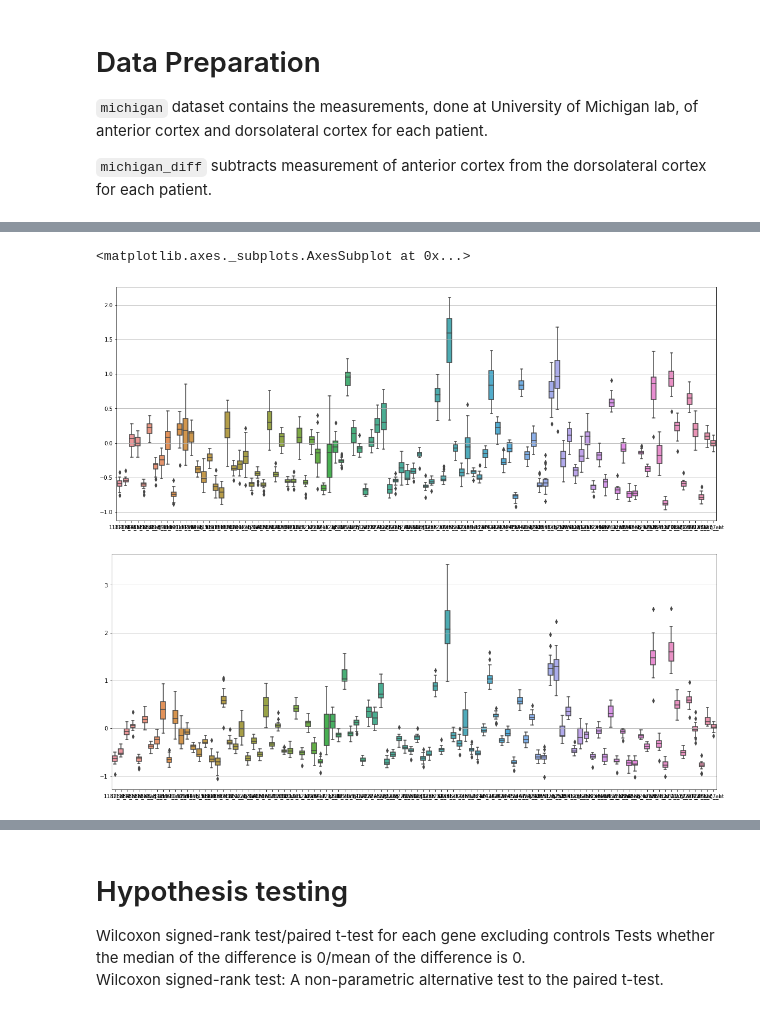
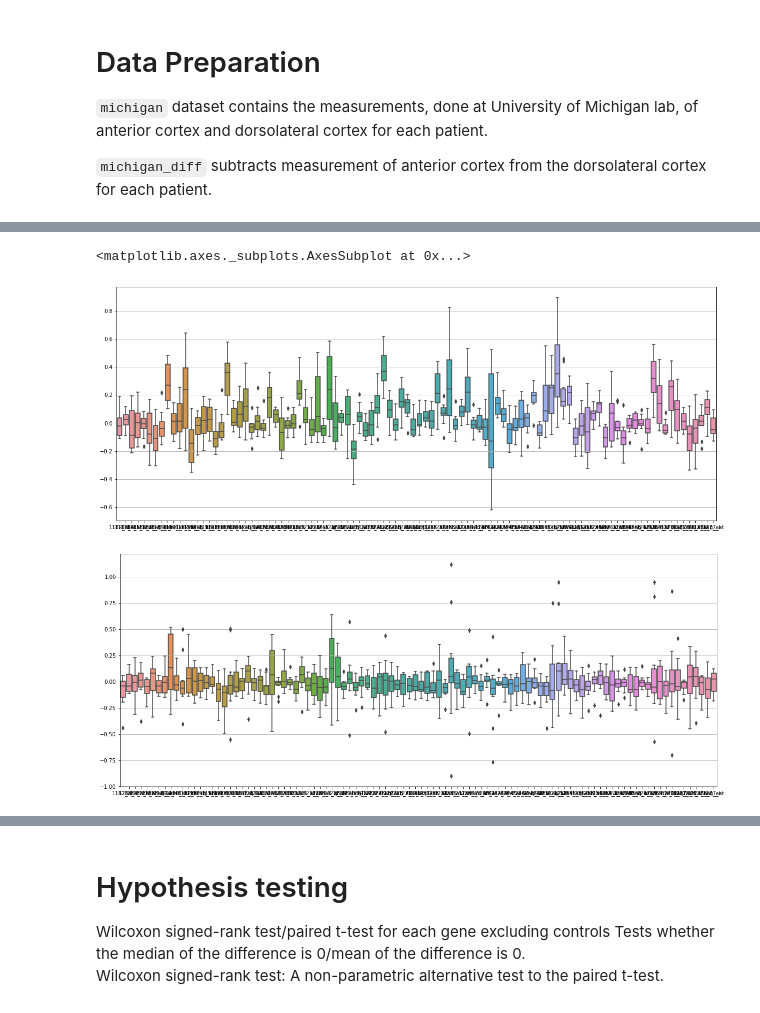
Before and after one commit to unique-subedi/604-gene-expression, a Jupyter notebook: Ahn_gene_expression_master.ipynb, the cells around one changed output, grey strips where cells are left out. Cells and saved outputs as stored; diff of their text form; code cells hidden in the pictures.

```diff
--- a/Ahn_gene_expression_master.ipynb
+++ b/Ahn_gene_expression_master.ipynb
@@ -99,13 +106,13 @@ sns.boxplot(data=irvine[genes_bac_index])
 # %%
 # Plot human genes
 plt.figure(figsize=(20, 8))
 plt.grid()
-sns.boxplot(data=michigan.iloc[:, 200:300])
+sns.boxplot(data=michigan_diff.iloc[:, 200:300])
 
 plt.figure(figsize=(20, 8))
 plt.grid()
-sns.boxplot(data=irvine.iloc[:, 200:300])
+sns.boxplot(data=irvine_diff.iloc[:, 200:300])
 # %% [output]
 <matplotlib.axes._subplots.AxesSubplot at 0x...>
-[figure, old version]
+[figure, new version]
-[figure, old version]
+[figure, new version]
```
Also changed, not shown: parts of 20 cells of this notebook.
